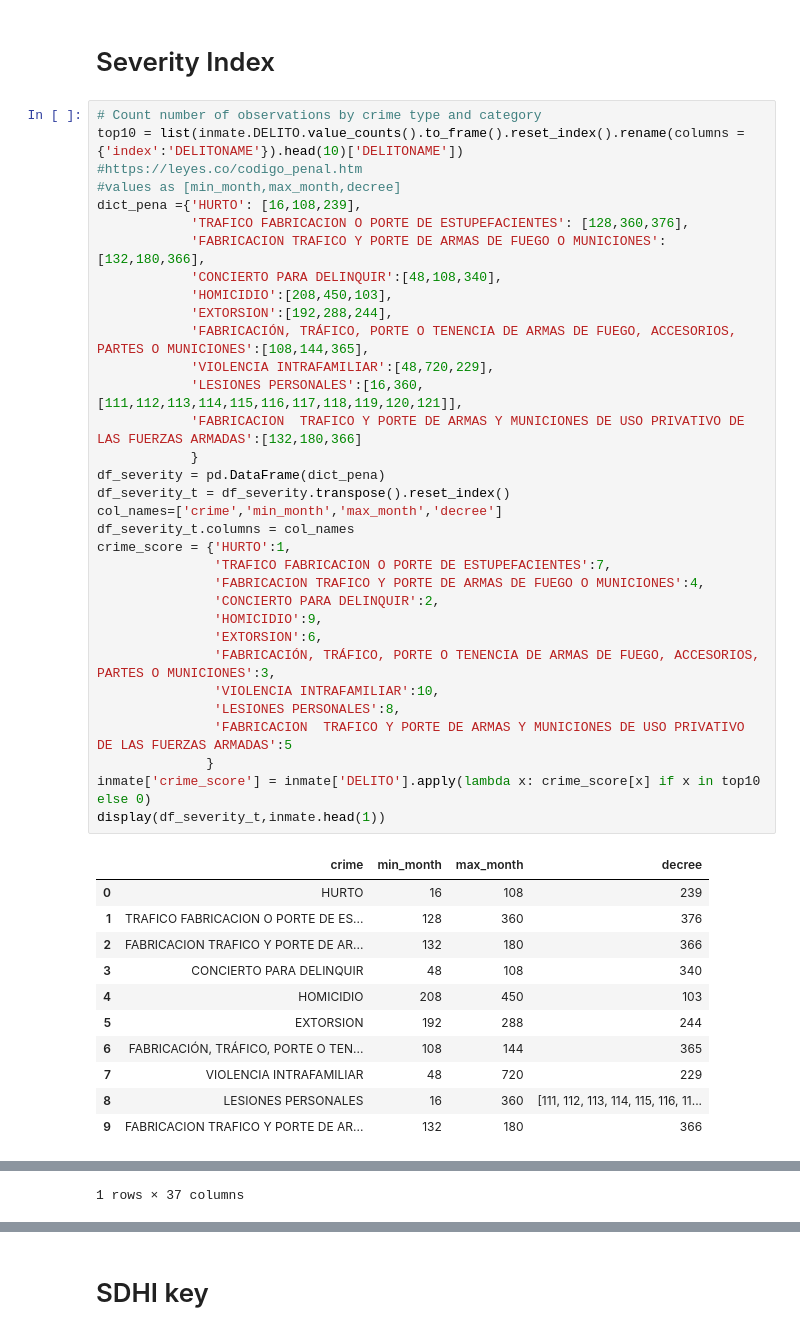
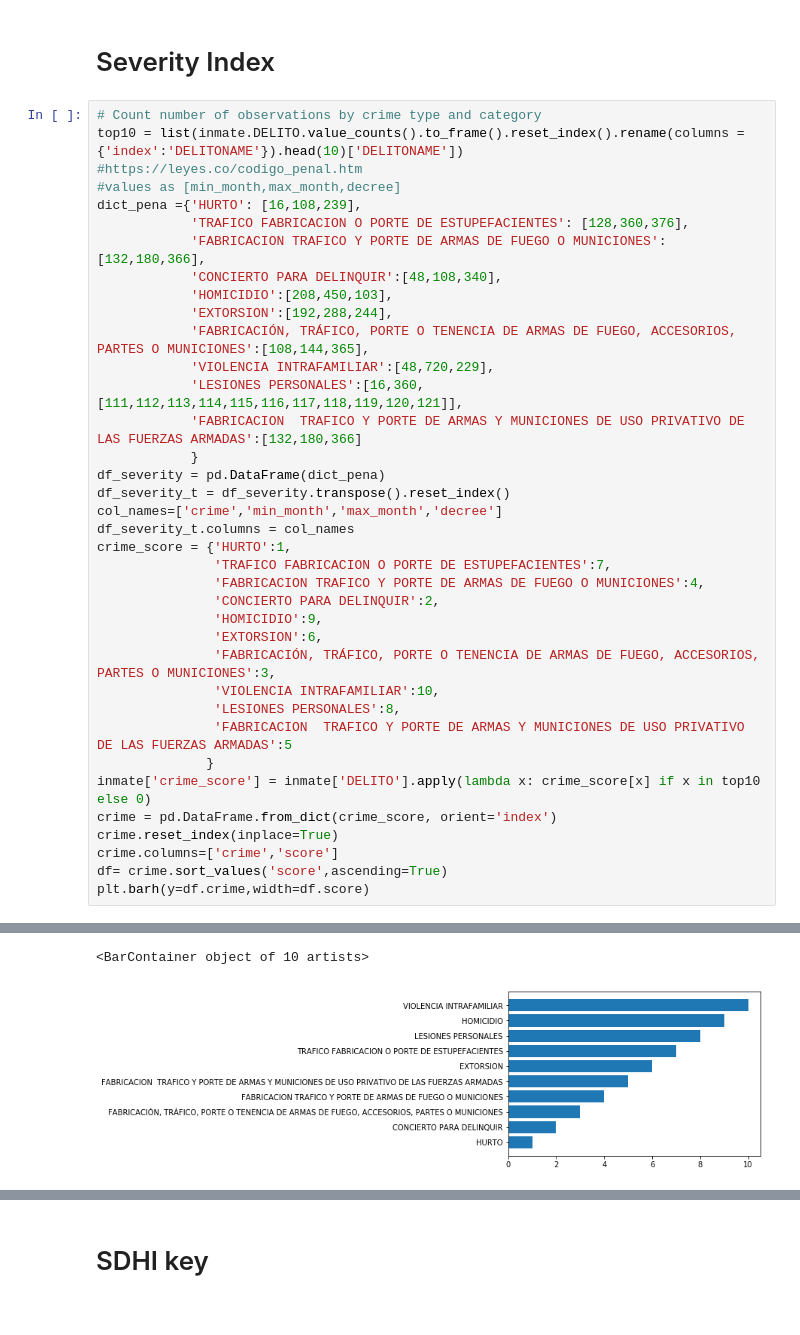
Before and after one commit to dehoyosb/MinJusticia_team77_DS4A_Project, a Jupyter notebook: Severity_SDHI.ipynb, the cells around one changed output, grey strips where cells are left out. Cells and saved outputs as stored; diff of their text form.

Commit message:
update severity & wordcloud graphs

```diff
--- a/Severity_SDHI.ipynb
+++ b/Severity_SDHI.ipynb
@@ -45,16 +45,9 @@ crime_score = {'HURTO':1,
                'FABRICACION  TRAFICO Y PORTE DE ARMAS Y MUNICIONES DE USO PRIVATIVO DE LAS FUERZAS ARMADAS':5
               }
 inmate['crime_score'] = inmate['DELITO'].apply(lambda x: crime_score[x] if x in top10 else 0)
-display(df_severity_t,inmate.head(1))
+crime = pd.DataFrame.from_dict(crime_score, orient='index')
+crime.reset_index(inplace=True)
+crime.columns=['crime','score']
+df= crime.sort_values('score',ascending=True)
+plt.barh(y=df.crime,width=df.score)
 # %% [output]
-|  | crime | min_month | max_month | decree |
-| 0 | HURTO | 16 | 108 | 239 |
-| 1 | TRAFICO FABRICACION O PORTE DE ES... | 128 | 360 | 376 |
-| 2 | FABRICACION TRAFICO Y PORTE DE AR... | 132 | 180 | 366 |
-| 3 | CONCIERTO PARA DELINQUIR | 48 | 108 | 340 |
-| 4 | HOMICIDIO | 208 | 450 | 103 |
-| 5 | EXTORSION | 192 | 288 | 244 |
-| 6 | FABRICACIÓN, TRÁFICO, PORTE O TEN... | 108 | 144 | 365 |
-| 7 | VIOLENCIA INTRAFAMILIAR | 48 | 720 | 229 |
-| 8 | LESIONES PERSONALES | 16 | 360 | [111, 112, 113, 114, 115, 116, 11... |
-| 9 | FABRICACION TRAFICO Y PORTE DE AR... | 132 | 180 | 366 |
@@ -63,4 +54,5 @@ display(df_severity_t,inmate.head(1))
-1 rows × 37 columns
+<BarContainer object of 10 artists>
+[figure, added]
 # %%
 #Calificado,Agravado,tentativa
 CAT_cases = inmate[['TENTATIVA','AGRAVADO', 'CALIFICADO']].drop_duplicates().reset_index(drop=True)
```
Also changed, not shown: parts of 7 cells of this notebook, 1 other file.
